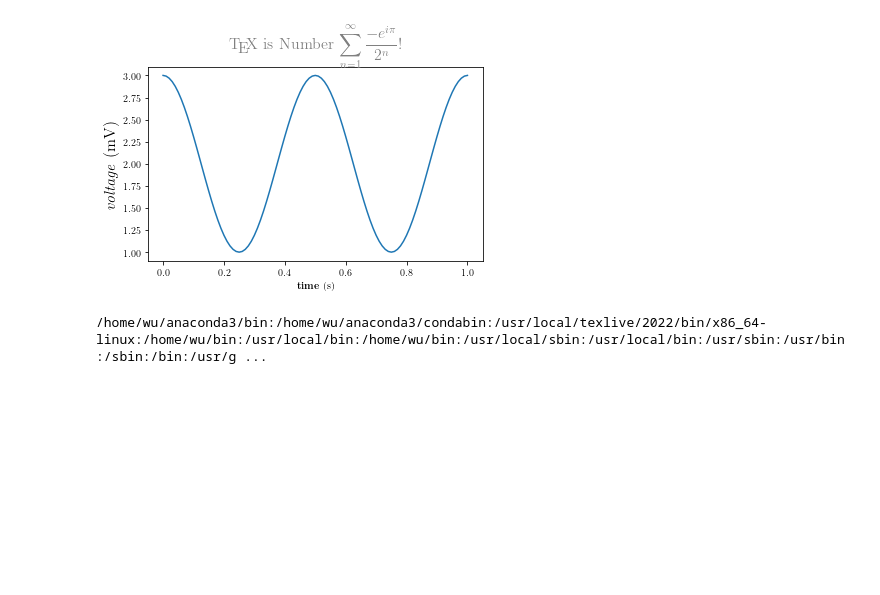
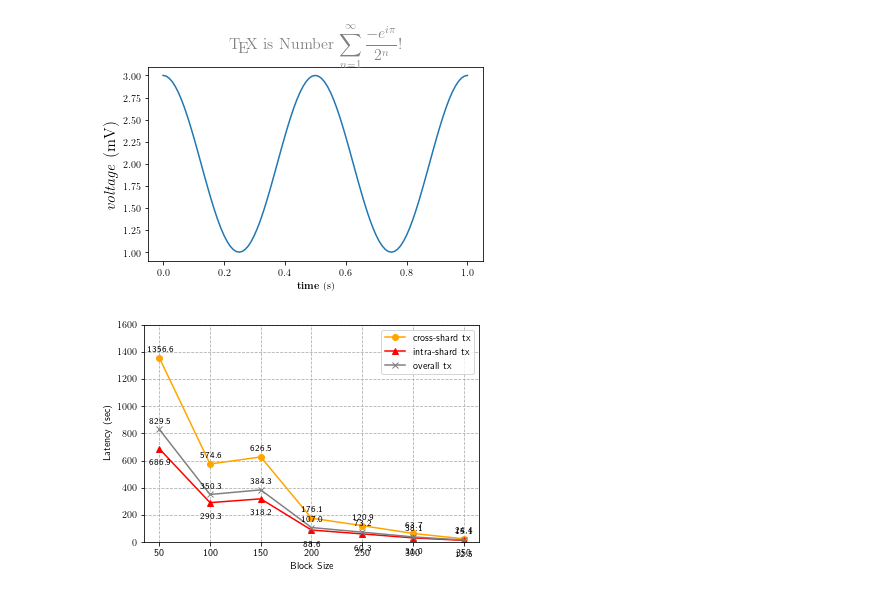
Before and after one commit to wzh4464/jessufig, a Jupyter notebook: draw_xshard.ipynb, the cells around one changed output. Cells and saved outputs as stored; diff of their text form; code cells hidden in the pictures; blank space fills up the shorter version.

Commit message:
latency-blksize-temp

```diff
--- a/draw_xshard.ipynb
+++ b/draw_xshard.ipynb
@@ -273,8 +273,41 @@ plt.savefig('tex_demo')
 plt.show()
 # %% [output]
 [figure]
-# %%
-import os
-print(os.environ['PATH'])
-# %% [output]
-/home/wu/anaconda3/bin:/home/wu/anaconda3/condabin:/usr/local/texlive/2022/bin/x86_64-linux:/home/wu/bin:/usr/local/bin:/home/wu/bin:/usr/local/sbin:/usr/local/bin:/usr/sbin:/usr/bin:/sbin:/bin:/usr/g ...
+# %%
+df = pd.read_csv('source/latency_blksize.csv')
+data = np.transpose(df.to_numpy())
+data = data.round(1)
+
+def plot_line_chart(data,pic_name='txrate',save=False,xlabel="TX rate / (TXs/Sec)",ylabel="Throughput (tps)",text_location=50,ylim=2800,labellist=['bsize=100','bsize=150','bsize=80','bsize=50'],ytick_k=False,xlim=1000000,xscale=5,colorlist = ['orange','red','grey','black','blue','green'],markerlist = ['o','^','x','s','v','1','v']):
+    x = data[0,:]
+    ynum = np.size(data,0)-1
+    y = data[1:ynum+1,:]
+    fig, leftaxis = plt.subplots(figsize=(6, 4))
+    for i in range(ynum):
+        leftaxis.plot(x, y[i,:], color=colorlist[i], label=labellist[i],zorder=2,marker=markerlist[i])
+        for j, val in enumerate(y[i,:]):
+            if i==1:
+                leftaxis.text(x[j], val-4.5*text_location, val, horizontalalignment='center', verticalalignment='bottom', fontdict={'fontweight':500, 'size':9})
+            else:
+                leftaxis.text(x[j], val+text_location, val, horizontalalignment='center', verticalalignment='bottom', fontdict={'fontweight':500, 'size':9})
+
+    leftaxis.grid(axis='y',linestyle='--',zorder=0)
+    leftaxis.grid(axis='x',linestyle='--',zorder=0)
+
+    leftaxis.set_xlabel(xlabel)
+    leftaxis.set_ylabel(ylabel)
+    leftaxis.set_ylim(0, ylim)
+    leftaxis.set_xticks(x, x.astype(int))
+    # print(x)
+    leftaxis.legend(loc=0)
+    if ytick_k:
+        plt.yticks(np.linspace(0,xlim,xscale+1),np.linspace(0,10,xscale+1))
+        plt.xticks(np.linspace(8,64,8))
+        leftaxis.set_xlim(4, 68)
+    if save:
+        plt.savefig("pic/"+time.strftime("%Y-%m-%d %H:%M:%S", time.localtime())+"_Figure_"+pic_name+".png", dpi=600, bbox_inches='tight')
+    plt.show()
+
+plot_line_chart(data=data,pic_name='latency-blksize-temp',save=True,xlabel="Block Size", ylabel="Latency (sec)",text_location=30,ylim=1600,labellist=['cross-shard tx', 'intra-shard tx', 'overall tx'])
+# %% [output]
+[figure, added]
```
Also changed, not shown: 2 other files.
